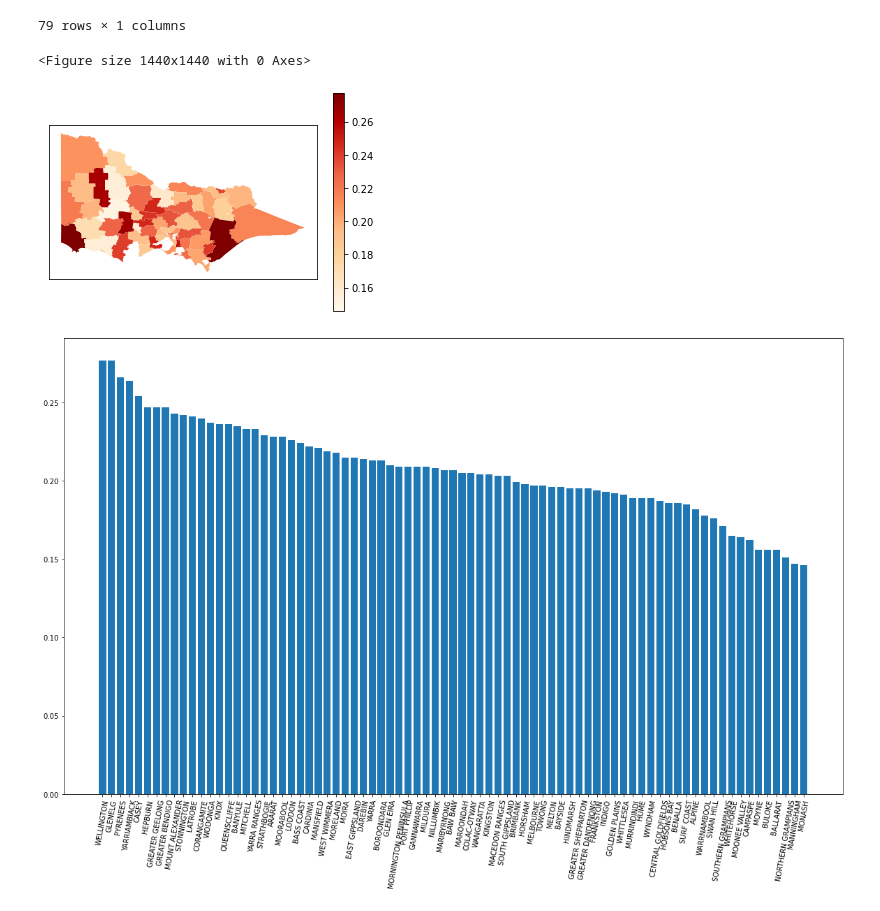
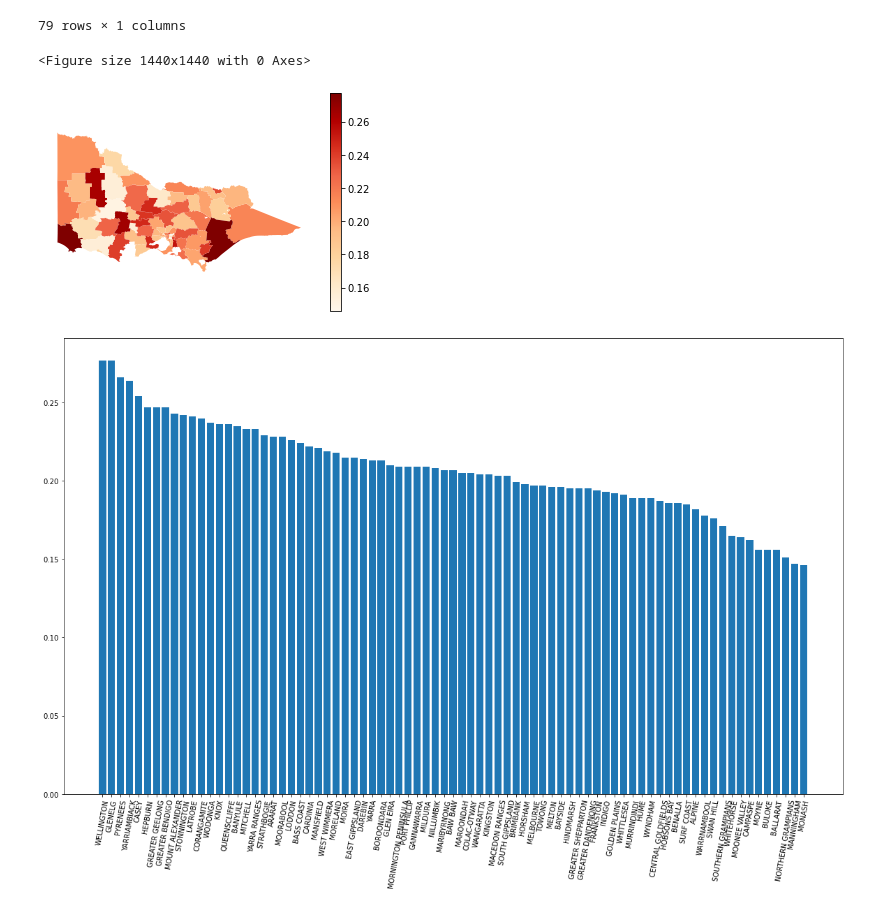
Before and after one commit to owowouwu/Youth-DS-Project, a Jupyter notebook: dataAnalysis.ipynb, the cells around one changed output. Saved outputs shown, nothing was run; the diff lists cells and outputs as text; code cells hidden in the pictures.

```diff
--- a/dataAnalysis.ipynb
+++ b/dataAnalysis.ipynb
@@ -176,11 +176,14 @@ for_plotting = vic.merge(depression, left_on = 'ABB_NAME', right_on = 'LGA')
 # %%
 plt.figure(figsize = (20,20))
 for_plotting.plot(column = 'Depression Rate', legend=True,cmap='OrRd')
 # removes tick marks
+plt.xticks([])
+plt.yticks([])
+plt.box(False)
 plt.savefig('./plots/depressionMap')
 # %% [output]
 <Figure size 1440x1440 with 0 Axes>
-[figure, old version]
+[figure, new version]
 # %%
 plt.figure(figsize=(20,12))
 depression = depression.sort_values(by = 'Depression Rate', ascending=False)
```
